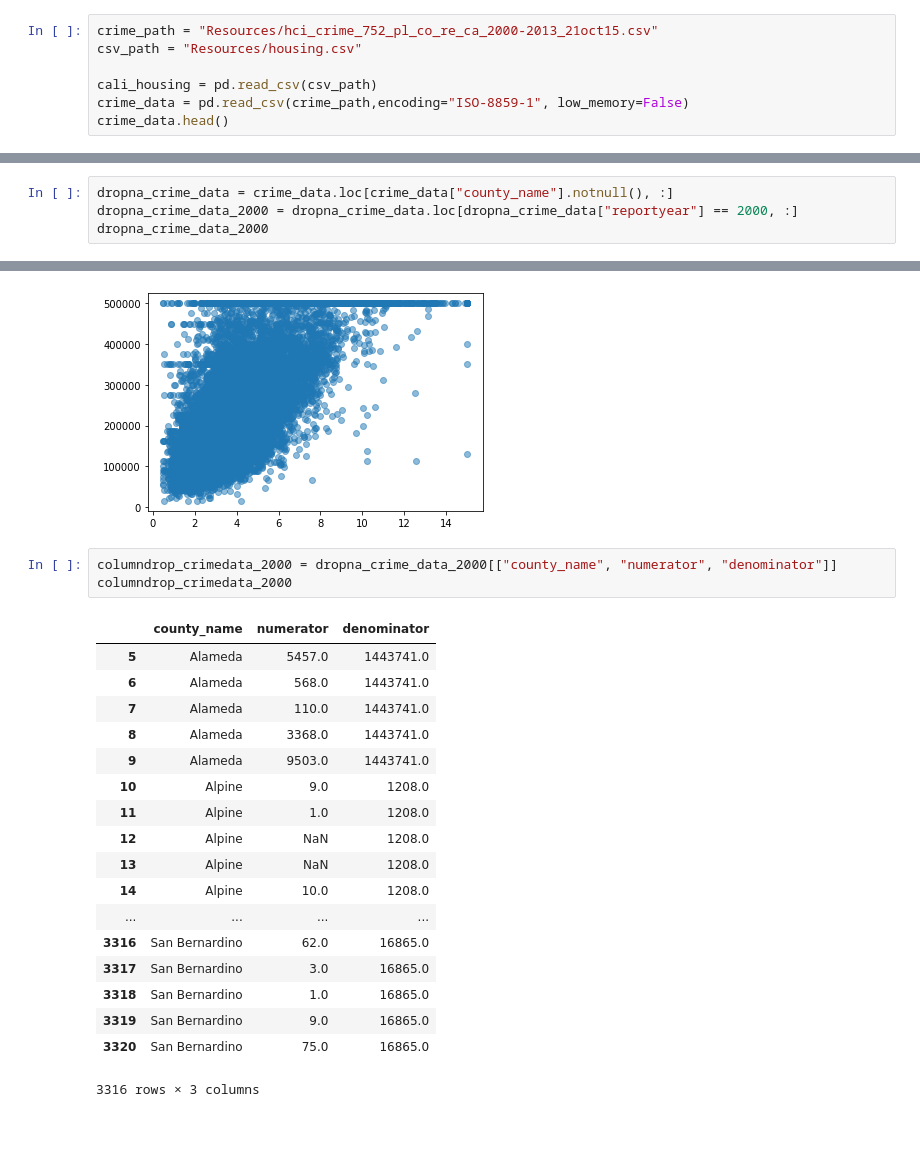
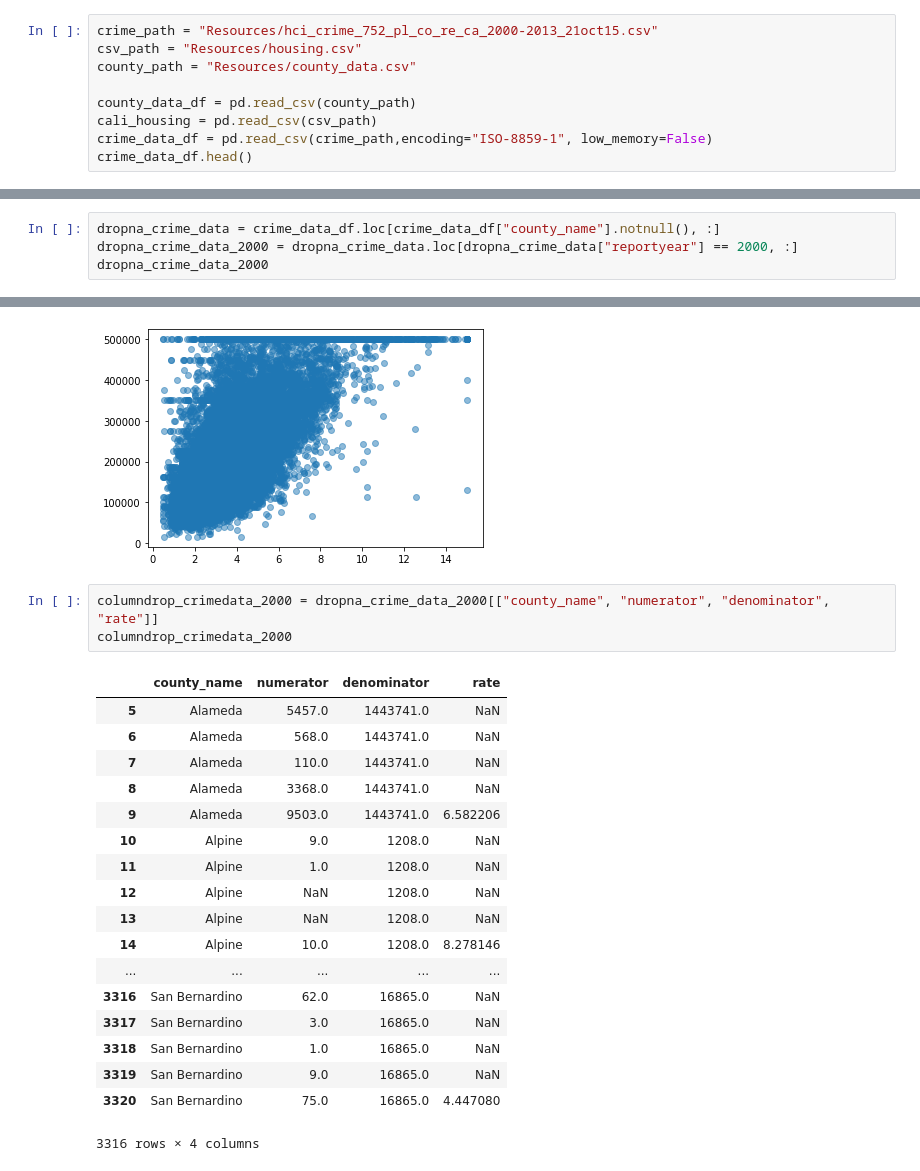
Before and after one commit to phamkdaniel/Cali-Housing-Project, a Jupyter notebook: kevin_exploring.ipynb, the cells around one changed output, grey strips where cells are left out. Drawn from its saved outputs; the diff is of its cells as text; blank space fills up the shorter version.

Commit message:
added instructions for averaging county crime rates

```diff
--- a/kevin_exploring.ipynb
+++ b/kevin_exploring.ipynb
@@ -11,10 +11,12 @@ url = "https://geo.fcc.gov/api/census/area?lat=&lon=132&format=json"
 # %%
 crime_path = "Resources/hci_crime_752_pl_co_re_ca_2000-2013_21oct15.csv"
 csv_path = "Resources/housing.csv"
+county_path = "Resources/county_data.csv"
 
+county_data_df = pd.read_csv(county_path)
 cali_housing = pd.read_csv(csv_path)
-crime_data = pd.read_csv(crime_path,encoding="ISO-8859-1", low_memory=False)
-crime_data.head()
+crime_data_df = pd.read_csv(crime_path,encoding="ISO-8859-1", low_memory=False)
+crime_data_df.head()
 # %% [output]
 |  | ind_id | ind_definition | reportyear | race_eth_code | race_eth_name | geotype | geotypevalue | geoname | ... |
 | 0 | 752 | Number of Violent Crimes per 1,00... | 2000.0 | 9.0 | Total | CA | 6.0 | California | ... |
@@ -101,7 +103,7 @@ crime_data['county_name'].replace('', np.nan, inplace=True)
 crime_data.dropna(subset=['county_name'], inplace=True)
 county_name.isnull().sum()
 # %%
-dropna_crime_data = crime_data.loc[crime_data["county_name"].notnull(), :]
+dropna_crime_data = crime_data_df.loc[crime_data_df["county_name"].notnull(), :]
 dropna_crime_data_2000 = dropna_crime_data.loc[dropna_crime_data["reportyear"] == 2000, :]
 dropna_crime_data_2000
 # %% [output]
@@ -136,24 +138,24 @@ income_housevalue_plot
 <matplotlib.collections.PathCollection at 0x...>
 [figure]
 # %%
-columndrop_crimedata_2000 = dropna_crime_data_2000[["county_name", "numerator", "denominator"]]
+columndrop_crimedata_2000 = dropna_crime_data_2000[["county_name", "numerator", "denominator", "rate"]]
 columndrop_crimedata_2000
 # %% [output]
-|  | county_name | numerator | denominator |
-| 5 | Alameda | 5457.0 | 1443741.0 |
-| 6 | Alameda | 568.0 | 1443741.0 |
-| 7 | Alameda | 110.0 | 1443741.0 |
-| 8 | Alameda | 3368.0 | 1443741.0 |
-| 9 | Alameda | 9503.0 | 1443741.0 |
-| 10 | Alpine | 9.0 | 1208.0 |
-| 11 | Alpine | 1.0 | 1208.0 |
-| 12 | Alpine | NaN | 1208.0 |
-| 13 | Alpine | NaN | 1208.0 |
-| 14 | Alpine | 10.0 | 1208.0 |
-| ... | ... | ... | ... |
-| 3316 | San Bernardino | 62.0 | 16865.0 |
-| 3317 | San Bernardino | 3.0 | 16865.0 |
-| 3318 | San Bernardino | 1.0 | 16865.0 |
-| 3319 | San Bernardino | 9.0 | 16865.0 |
-| 3320 | San Bernardino | 75.0 | 16865.0 |
+|  | county_name | numerator | denominator | rate |
+| 5 | Alameda | 5457.0 | 1443741.0 | NaN |
+| 6 | Alameda | 568.0 | 1443741.0 | NaN |
+| 7 | Alameda | 110.0 | 1443741.0 | NaN |
+| 8 | Alameda | 3368.0 | 1443741.0 | NaN |
+| 9 | Alameda | 9503.0 | 1443741.0 | 6.582206 |
+| 10 | Alpine | 9.0 | 1208.0 | NaN |
+| 11 | Alpine | 1.0 | 1208.0 | NaN |
+| 12 | Alpine | NaN | 1208.0 | NaN |
+| 13 | Alpine | NaN | 1208.0 | NaN |
+| 14 | Alpine | 10.0 | 1208.0 | 8.278146 |
+| ... | ... | ... | ... | ... |
+| 3316 | San Bernardino | 62.0 | 16865.0 | NaN |
+| 3317 | San Bernardino | 3.0 | 16865.0 | NaN |
+| 3318 | San Bernardino | 1.0 | 16865.0 | NaN |
+| 3319 | San Bernardino | 9.0 | 16865.0 | NaN |
+| 3320 | San Bernardino | 75.0 | 16865.0 | 4.447080 |
-3316 rows × 3 columns
+3316 rows × 4 columns
```
Also changed, not shown: parts of 5 cells of this notebook.
